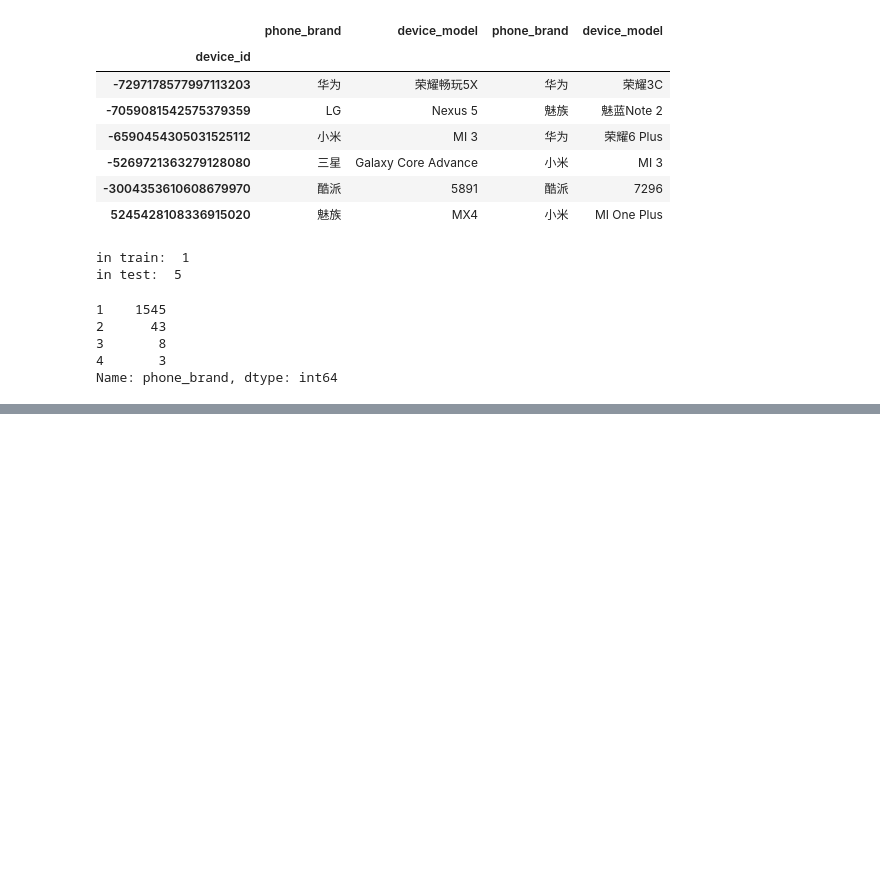
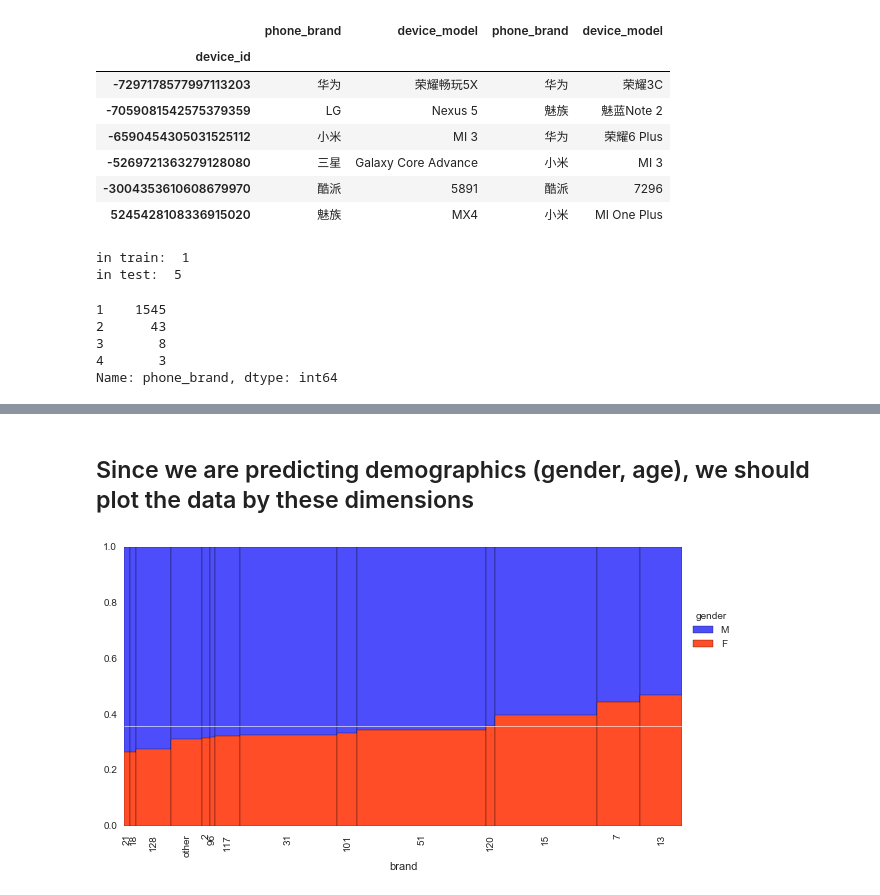
Before and after one commit to owichiencharoen/my_hw_repo, a Jupyter notebook: final-project/Owen's Final Project.ipynb, the cells around one changed output, grey strips where cells are left out. Saved outputs shown, nothing was run; the diff lists cells and outputs as text; code cells hidden in the pictures; blank space fills up the shorter version.

```diff
--- a/final-project/Owen's Final Project.ipynb
+++ b/final-project/Owen's Final Project.ipynb
@@ -208,0 +243,3 @@ phone['model'] = lemodel.transform(m)
+# %%
+train = raw_gender_age_train.merge(phone_brand_device_model[['device_id','ec_brand','ec_model']], how='left',on='device_id')
+train.head()
@@ -208,0 +253,48 @@ phone['model'] = lemodel.transform(m)
+# %% [markdown]
+## Since we are predicting demographics (gender, age), we should plot the data by these dimensions
+# %%
+def plot_by(df, cat, by, perc = 0.95):
+
+    # Find popular categories
+    cc = df[by].value_counts().cumsum()/df.shape[0]
+    take = cc[cc<=perc].index
+
+    # Pool rare categories into 'other' cat
+    gr = df[by].copy()
+    gr[~(df[by].isin(take))] = 'other'
+
+    # Count target classes in groups
+    cc = df.groupby([gr,cat]).size().unstack().fillna(0)
+    total = cc.sum(axis=1)
+    meanprobs = cc.sum(axis=0).cumsum()/df.shape[0]
+
+    # Transform to probabilities
+    sortcol = cc.columns[int(np.floor((cc.shape[1]-1)/2))]
+    cc = cc.div(cc.sum(axis=1), axis='index')
+
+    # Cumsum for stacked bars
+    cc = cc.cumsum(axis=1).sort_values(by=sortcol)
+    total = total.loc[cc.index]
+
+    # Prepare plot data
+    left = np.array([0, *(total.iloc[:-1].cumsum().values)])
+    ticks = left + 0.5*total.values
+    colors = cm.rainbow(np.linspace(0.1,0.9,num=cc.shape[1]))
+    fig, ax = plt.subplots(figsize=(10,5))
+    for (i,col) in enumerate(cc.columns[::-1]):
+        height = cc[col].values
+        ax.bar(left, height, total.values,label=col,color=colors[i],zorder = cc.shape[0]+i)
+    for p in meanprobs.iloc[:-1]:
+        ax.hlines(p, 0, total.sum(),
+                  color='w',alpha=0.6,zorder=cc.shape[0]*10,linewidth=1)
+    # legend placement needs more work
+    ax.legend(bbox_to_anchor=(1.1, 0.8),title=cat)
+    ax.set_xticks(ticks)
+    ax.set_xticklabels(total.index, rotation='vertical')
+    ax.set_xlabel(by)
+    ax.set_xlim(0,left[-1]+total.values[-1])
+    return ax
+
+ax = plot_by(train, 'gender','brand')
+# %% [output]
+[figure, added]
```
Also changed, not shown: parts of 37 cells of this notebook.
